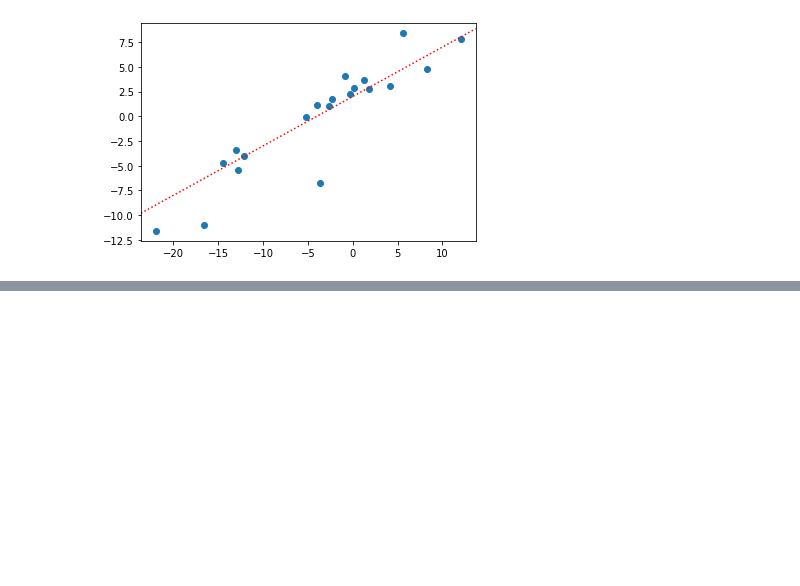
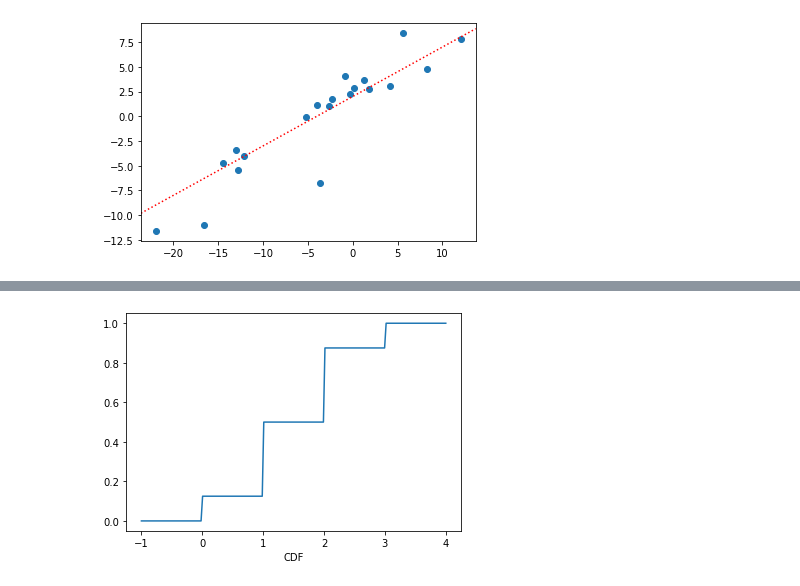
Before and after one commit to jackbenn/graphing_tools, a Jupyter notebook: Usage.ipynb, the cells around one changed output, grey strips where cells are left out. Drawn from its saved outputs; the diff is of its cells as text; code cells hidden in the pictures; blank space fills up the shorter version.

```diff
--- a/Usage.ipynb
+++ b/Usage.ipynb
@@ -117,0 +122,8 @@ tools.axdline(ax, 0.5, 2, c='red', ls=':')
+# %%
+fig, ax = plt.subplots()
+xs = np.linspace(-1, 4, 200)
+dist = stats.binom(3, 0.5)
+ax.plot(xs, dist.cdf(xs))
+ax.set_xlabel('CDF');
+# %% [output]
+[figure, added]
```
Also changed, not shown: parts of 3 cells of this notebook.
